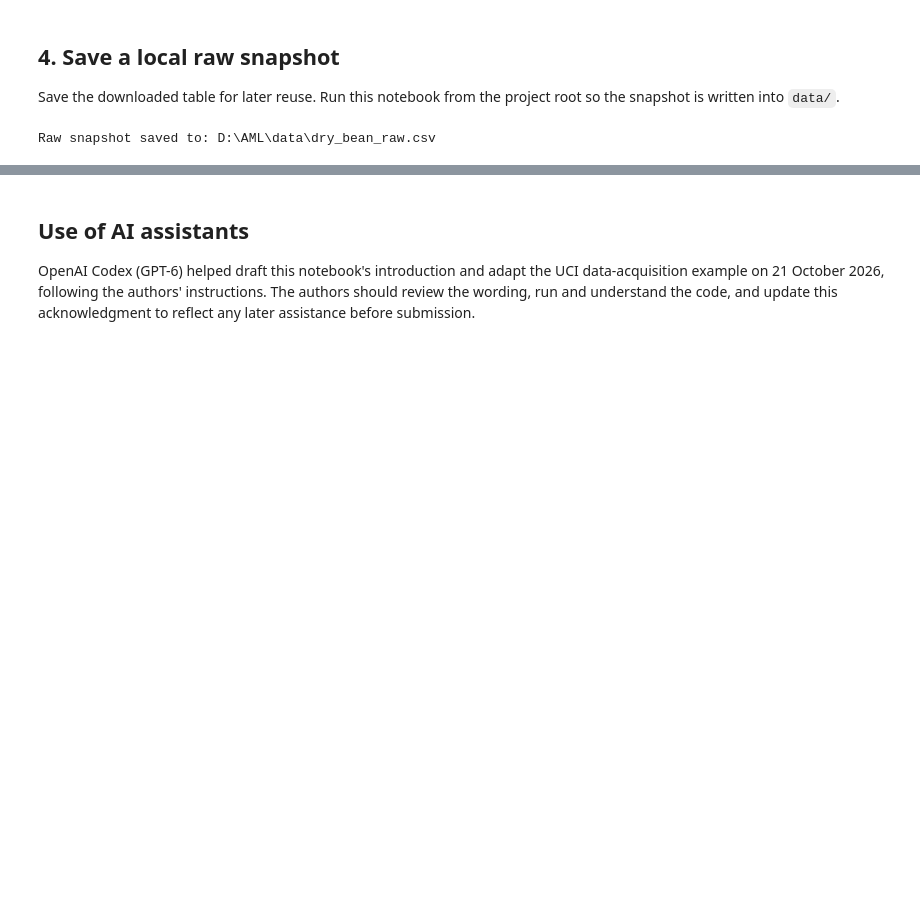
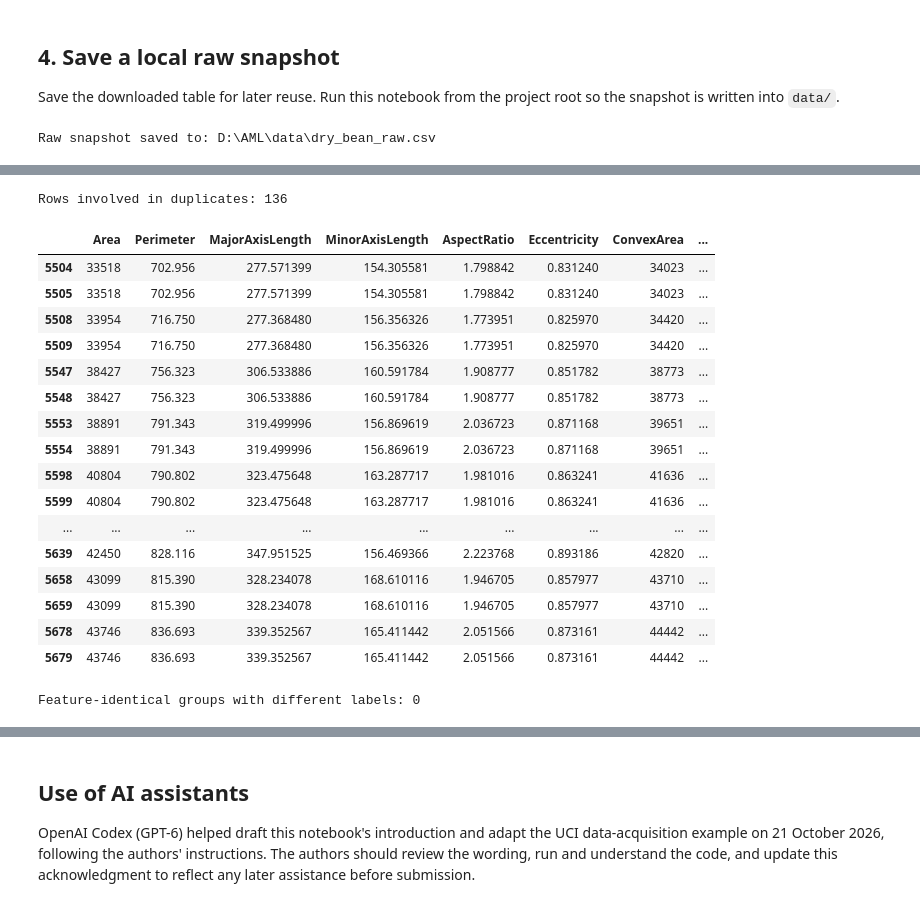
Before and after one commit to noirsa/AML, a Jupyter notebook: proposal_dry_bean.ipynb, the cells around one changed output, grey strips where cells are left out. Drawn from its saved outputs; the diff is of its cells as text; code cells hidden in the pictures; blank space fills up the shorter version.

```diff
--- a/proposal_dry_bean.ipynb
+++ b/proposal_dry_bean.ipynb
@@ -129,0 +200,35 @@ Add your own analysis cells below.
+# %%
+# Inspect duplicated complete observations
+duplicates = df[df.duplicated(keep=False)]
+
+print("Rows involved in duplicates:", len(duplicates))
+display(duplicates.sort_values(list(df.columns)).head(20))
+conflicting = (
+    df.groupby(list(X.columns))["Class"]
+      .nunique()
+)
+
+print(
+    "Feature-identical groups with different labels:",
+    (conflicting > 1).sum()
+)
+# %% [output]
+Rows involved in duplicates: 136
+|  | Area | Perimeter | MajorAxisLength | MinorAxisLength | AspectRatio | Eccentricity | ConvexArea | ... |
+| 5504 | 33518 | 702.956 | 277.571399 | 154.305581 | 1.798842 | 0.831240 | 34023 | ... |
+| 5505 | 33518 | 702.956 | 277.571399 | 154.305581 | 1.798842 | 0.831240 | 34023 | ... |
+| 5508 | 33954 | 716.750 | 277.368480 | 156.356326 | 1.773951 | 0.825970 | 34420 | ... |
+| 5509 | 33954 | 716.750 | 277.368480 | 156.356326 | 1.773951 | 0.825970 | 34420 | ... |
+| 5547 | 38427 | 756.323 | 306.533886 | 160.591784 | 1.908777 | 0.851782 | 38773 | ... |
+| 5548 | 38427 | 756.323 | 306.533886 | 160.591784 | 1.908777 | 0.851782 | 38773 | ... |
+| 5553 | 38891 | 791.343 | 319.499996 | 156.869619 | 2.036723 | 0.871168 | 39651 | ... |
+| 5554 | 38891 | 791.343 | 319.499996 | 156.869619 | 2.036723 | 0.871168 | 39651 | ... |
+| 5598 | 40804 | 790.802 | 323.475648 | 163.287717 | 1.981016 | 0.863241 | 41636 | ... |
+| 5599 | 40804 | 790.802 | 323.475648 | 163.287717 | 1.981016 | 0.863241 | 41636 | ... |
+| ... | ... | ... | ... | ... | ... | ... | ... | ... |
+| 5639 | 42450 | 828.116 | 347.951525 | 156.469366 | 2.223768 | 0.893186 | 42820 | ... |
+| 5658 | 43099 | 815.390 | 328.234078 | 168.610116 | 1.946705 | 0.857977 | 43710 | ... |
+| 5659 | 43099 | 815.390 | 328.234078 | 168.610116 | 1.946705 | 0.857977 | 43710 | ... |
+| 5678 | 43746 | 836.693 | 339.352567 | 165.411442 | 2.051566 | 0.873161 | 44442 | ... |
+| 5679 | 43746 | 836.693 | 339.352567 | 165.411442 | 2.051566 | 0.873161 | 44442 | ... |
+Feature-identical groups with different labels: 0
```
Also changed, not shown: parts of 5 cells of this notebook.
